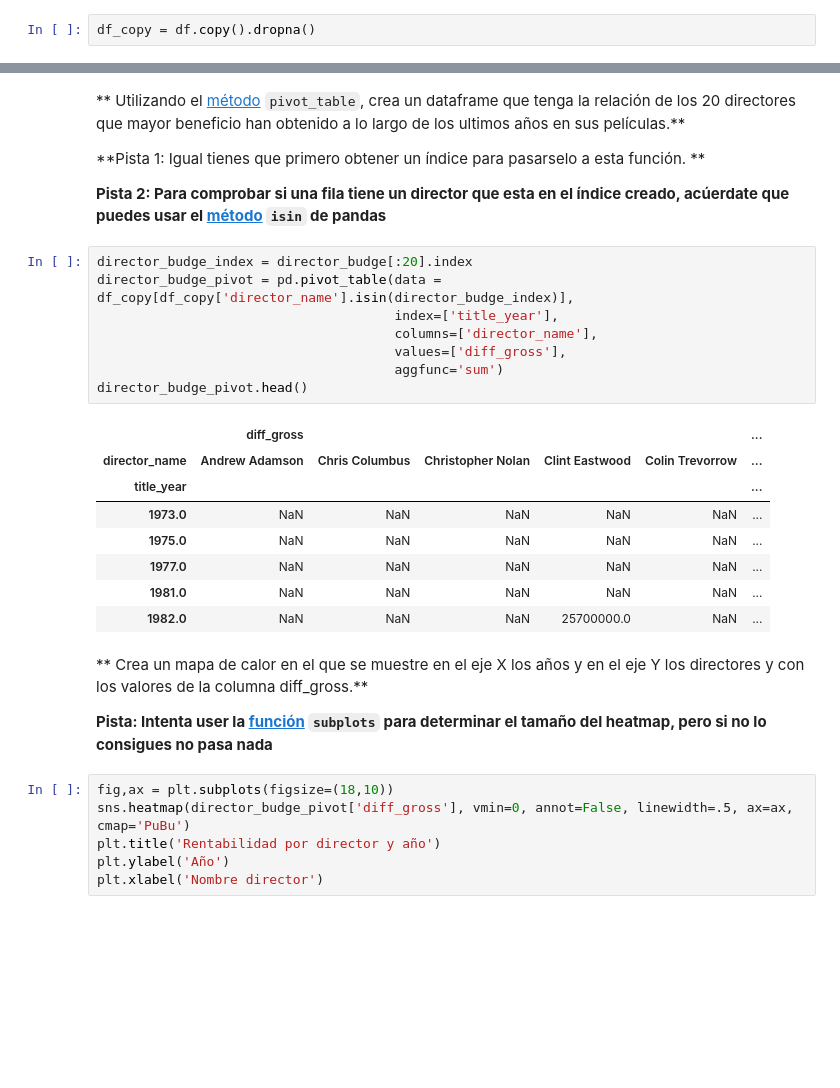
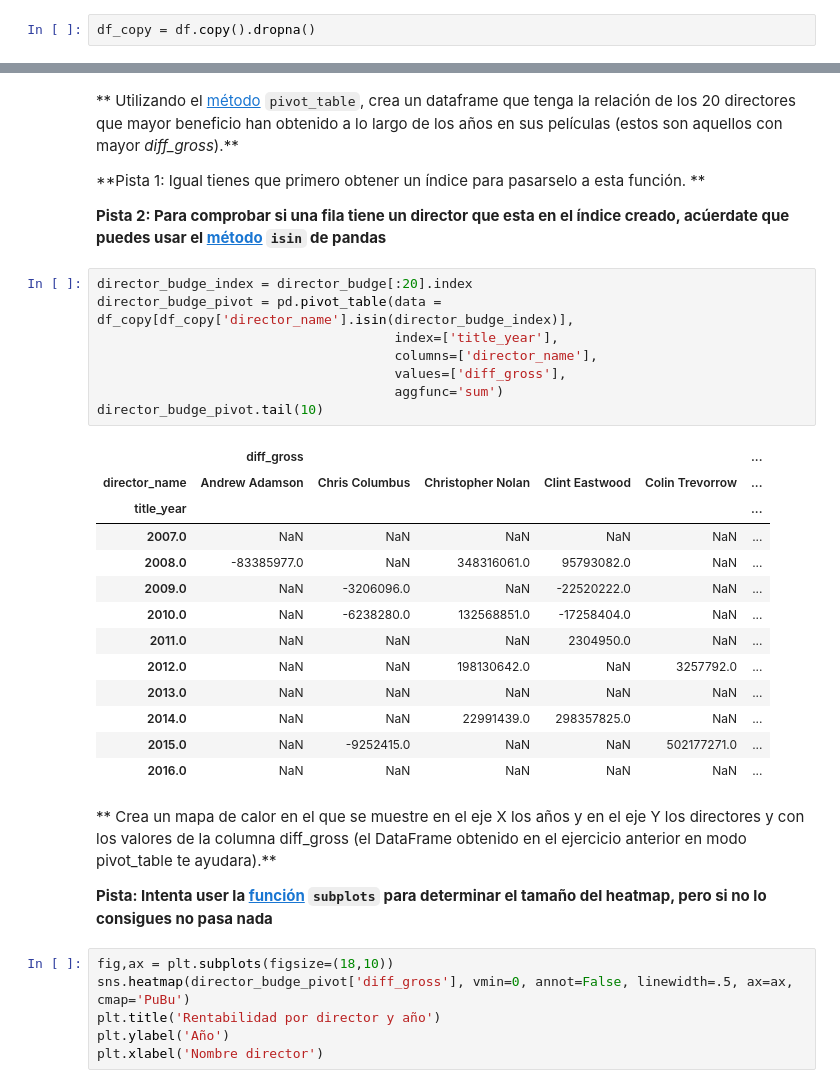
Before and after one commit to internetmosquito/python_data_science_master_unav, a Jupyter notebook: master_notebooks/parte2/Pandas_ejercicios/2018_BIG_DATA_UNAV_Parte_2_EjercicioFinal_Soluciones.ipynb, the cells around one changed output, grey strips where cells are left out. Drawn from its saved outputs; the diff is of its cells as text; blank space fills up the shorter version.

```diff
--- a/master_notebooks/parte2/Pandas_ejercicios/2018_BIG_DATA_UNAV_Parte_2_EjercicioFinal_Soluciones.ipynb
+++ b/master_notebooks/parte2/Pandas_ejercicios/2018_BIG_DATA_UNAV_Parte_2_EjercicioFinal_Soluciones.ipynb
@@ -106,5 +96,5 @@ Name: diff_gross, dtype: float64
 # %% [markdown]
-** Utilizando el [método](https://pandas.pydata.org/pandas-docs/stable/generated/pandas.pivot_table.html) `pivot_table`, crea un dataframe que tenga la relación de los 20 directores que mayor beneficio han obtenido a lo largo de los ultimos años en sus películas.**
+** Utilizando el [método](https://pandas.pydata.org/pandas-docs/stable/generated/pandas.pivot_table.html) `pivot_table`, crea un dataframe que tenga la relación de los 20 directores que mayor beneficio han obtenido a lo largo de los años en sus películas (estos son aquellos con mayor *diff_gross*).**
 
 
 **Pista 1: Igual tienes que primero obtener un índice para pasarselo a esta función. **
@@ -113,22 +103,27 @@ Name: diff_gross, dtype: float64
 # %%
 director_budge_index = director_budge[:20].index
 director_budge_pivot = pd.pivot_table(data = df_copy[df_copy['director_name'].isin(director_budge_index)],
                                       index=['title_year'],
                                       columns=['director_name'],
                                       values=['diff_gross'],
                                       aggfunc='sum')
-director_budge_pivot.head()
+director_budge_pivot.tail(10)
 # %% [output]
 |  | diff_gross |  |  |  |  | ... |
 | director_name | Andrew Adamson | Chris Columbus | Christopher Nolan | Clint Eastwood | Colin Trevorrow | ... |
 | title_year |  |  |  |  |  | ... |
-| 1973.0 | NaN | NaN | NaN | NaN | NaN | ... |
-| 1975.0 | NaN | NaN | NaN | NaN | NaN | ... |
-| 1977.0 | NaN | NaN | NaN | NaN | NaN | ... |
-| 1981.0 | NaN | NaN | NaN | NaN | NaN | ... |
-| 1982.0 | NaN | NaN | NaN | 25700000.0 | NaN | ... |
+| 2007.0 | NaN | NaN | NaN | NaN | NaN | ... |
+| 2008.0 | -83385977.0 | NaN | 348316061.0 | 95793082.0 | NaN | ... |
+| 2009.0 | NaN | -3206096.0 | NaN | -22520222.0 | NaN | ... |
+| 2010.0 | NaN | -6238280.0 | 132568851.0 | -17258404.0 | NaN | ... |
+| 2011.0 | NaN | NaN | NaN | 2304950.0 | NaN | ... |
+| 2012.0 | NaN | NaN | 198130642.0 | NaN | 3257792.0 | ... |
+| 2013.0 | NaN | NaN | NaN | NaN | NaN | ... |
+| 2014.0 | NaN | NaN | 22991439.0 | 298357825.0 | NaN | ... |
+| 2015.0 | NaN | -9252415.0 | NaN | NaN | 502177271.0 | ... |
+| 2016.0 | NaN | NaN | NaN | NaN | NaN | ... |
 # %% [markdown]
-** Crea un mapa de calor en el que se muestre en el eje X los años y en el eje Y los directores y con los valores de la columna diff_gross.**
+** Crea un mapa de calor en el que se muestre en el eje X los años y en el eje Y los directores y con los valores de la columna diff_gross (el DataFrame obtenido en el ejercicio anterior en modo pivot_table te ayudara).**
 
 **Pista: Intenta user la [función](https://matplotlib.org/api/_as_gen/matplotlib.pyplot.subplots.html) `subplots` para determinar el tamaño del heatmap, pero si no lo consigues no pasa nada**
 # %%
```
Also changed, not shown: parts of 9 cells of this notebook, 2 other files.
